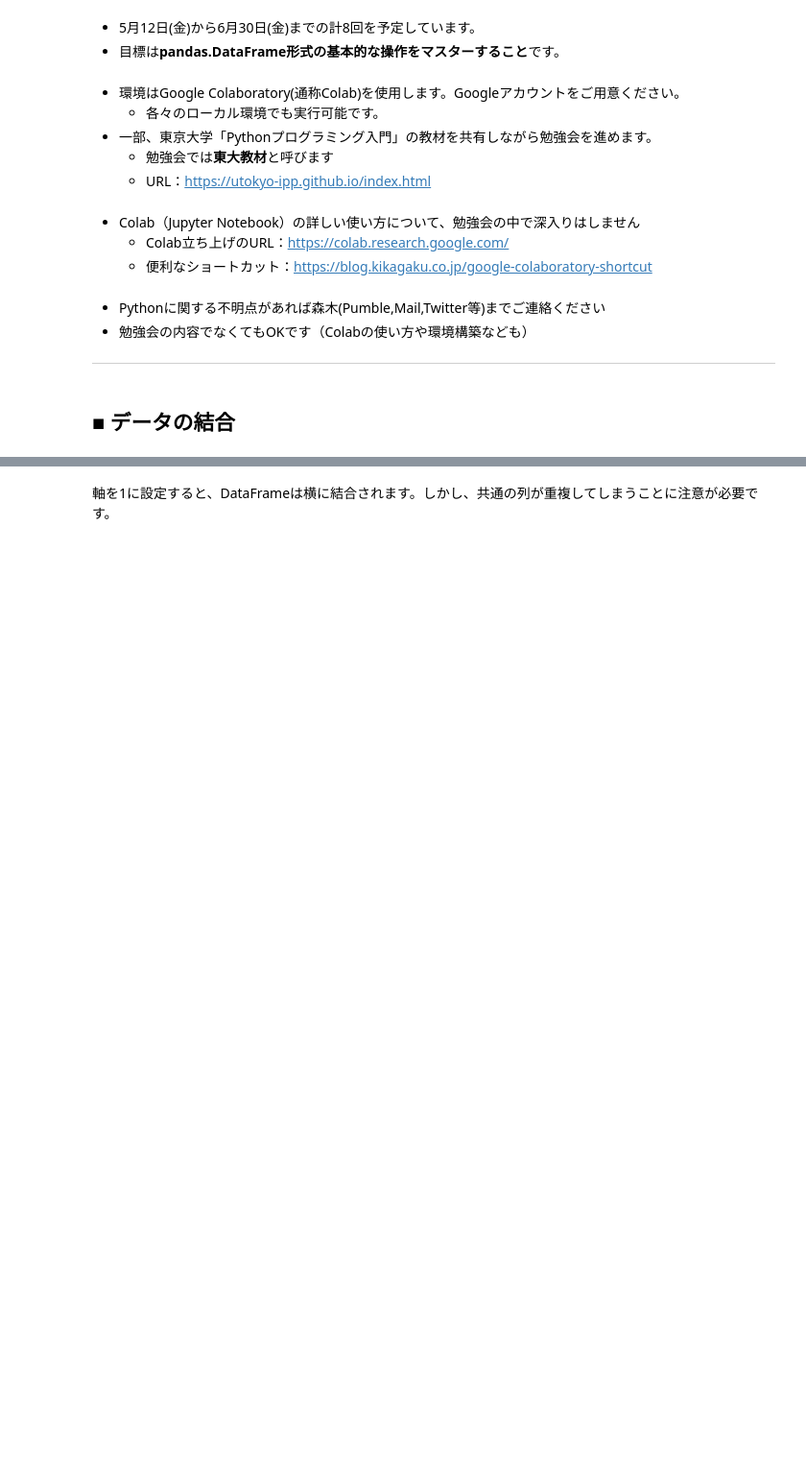
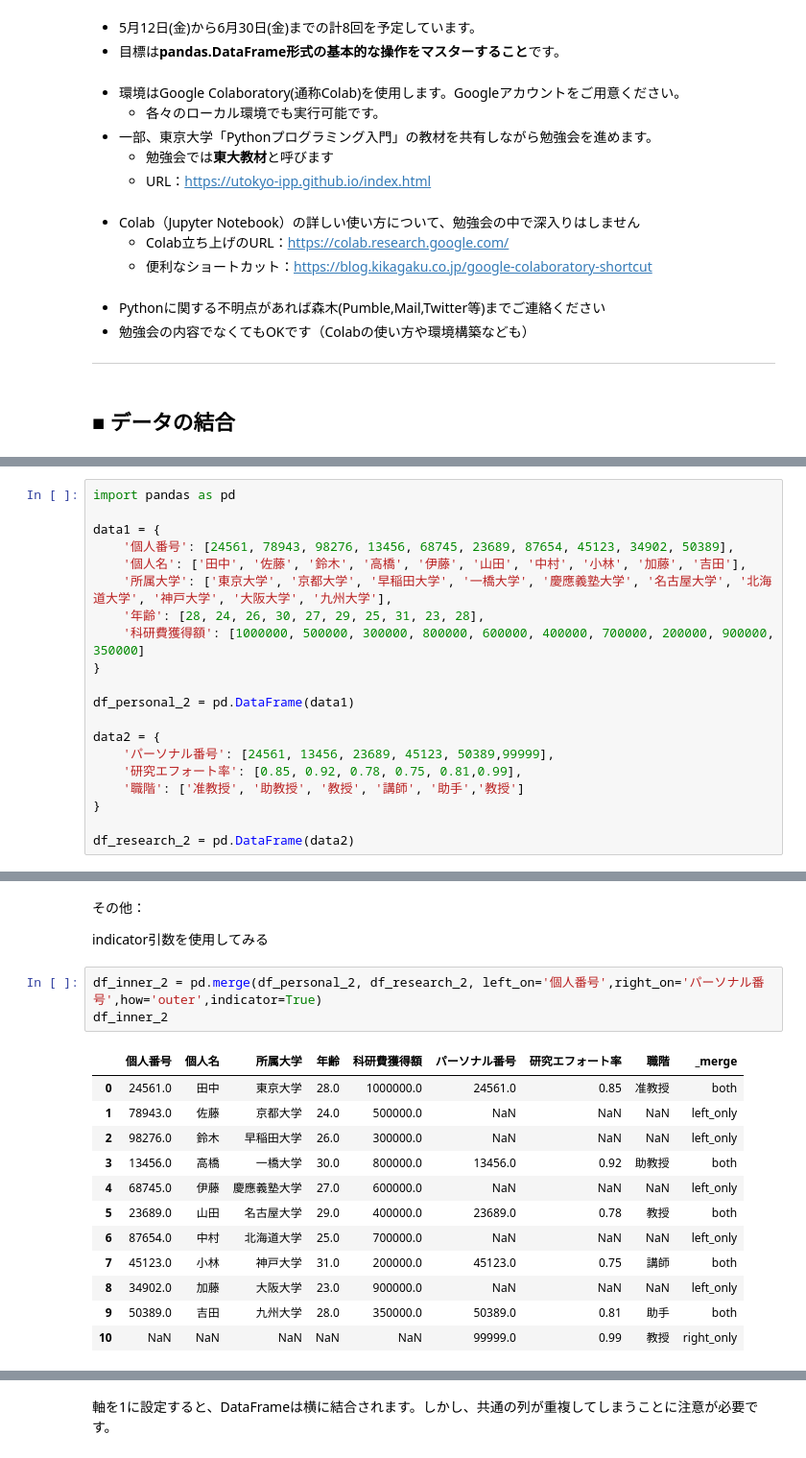
Before and after one commit to gmoriki/C4RA-Python-Tutorials, a Jupyter notebook: 0623/0623_Tutorial.ipynb, the cells around one changed output, grey strips where cells are left out. Shown at 96% size. Saved outputs shown, nothing was run; the diff lists cells and outputs as text; blank space fills up the shorter version.

```diff
--- a/0623/0623_Tutorial.ipynb
+++ b/0623/0623_Tutorial.ipynb
@@ -48,0 +171,20 @@ df2 = pd.DataFrame({
+# %%
+import pandas as pd
+
+data1 = {
+    '個人番号': [24561, 78943, 98276, 13456, 68745, 23689, 87654, 45123, 34902, 50389],
+    '個人名': ['田中', '佐藤', '鈴木', '高橋', '伊藤', '山田', '中村', '小林', '加藤', '吉田'],
+    '所属大学': ['東京大学', '京都大学', '早稲田大学', '一橋大学', '慶應義塾大学', '名古屋大学', '北海道大学', '神戸大学', '大阪大学', '九州大学'],
+    '年齢': [28, 24, 26, 30, 27, 29, 25, 31, 23, 28],
+    '科研費獲得額': [1000000, 500000, 300000, 800000, 600000, 400000, 700000, 200000, 900000, 350000]
+}
+
+df_personal_2 = pd.DataFrame(data1)
+
+data2 = {
+    'パーソナル番号': [24561, 13456, 23689, 45123, 50389,99999],
+    '研究エフォート率': [0.85, 0.92, 0.78, 0.75, 0.81,0.99],
+    '職階': ['准教授', '助教授', '教授', '講師', '助手','教授']
+}
+
+df_research_2 = pd.DataFrame(data2)
@@ -49,3 +207,23 @@ df2 = pd.DataFrame({
+# %% [markdown]
+その他：
+
+indicator引数を使用してみる
+# %%
+df_inner_2 = pd.merge(df_personal_2, df_research_2, left_on='個人番号',right_on='パーソナル番号',how='outer',indicator=True)
+df_inner_2
+# %% [output]
+|  | 個人番号 | 個人名 | 所属大学 | 年齢 | 科研費獲得額 | パーソナル番号 | 研究エフォート率 | 職階 | _merge |
+| 0 | 24561.0 | 田中 | 東京大学 | 28.0 | 1000000.0 | 24561.0 | 0.85 | 准教授 | both |
+| 1 | 78943.0 | 佐藤 | 京都大学 | 24.0 | 500000.0 | NaN | NaN | NaN | left_only |
+| 2 | 98276.0 | 鈴木 | 早稲田大学 | 26.0 | 300000.0 | NaN | NaN | NaN | left_only |
+| 3 | 13456.0 | 高橋 | 一橋大学 | 30.0 | 800000.0 | 13456.0 | 0.92 | 助教授 | both |
+| 4 | 68745.0 | 伊藤 | 慶應義塾大学 | 27.0 | 600000.0 | NaN | NaN | NaN | left_only |
+| 5 | 23689.0 | 山田 | 名古屋大学 | 29.0 | 400000.0 | 23689.0 | 0.78 | 教授 | both |
+| 6 | 87654.0 | 中村 | 北海道大学 | 25.0 | 700000.0 | NaN | NaN | NaN | left_only |
+| 7 | 45123.0 | 小林 | 神戸大学 | 31.0 | 200000.0 | 45123.0 | 0.75 | 講師 | both |
+| 8 | 34902.0 | 加藤 | 大阪大学 | 23.0 | 900000.0 | NaN | NaN | NaN | left_only |
+| 9 | 50389.0 | 吉田 | 九州大学 | 28.0 | 350000.0 | 50389.0 | 0.81 | 助手 | both |
+| 10 | NaN | NaN | NaN | NaN | NaN | 99999.0 | 0.99 | 教授 | right_only |
 # %% [markdown]
 #### 1. concat()
 `concat()` 関数は、DataFrameを特定の軸に沿って結合します。デフォルトでは、DataFrameは縦（軸=0）に結合されます。
```
Also changed, not shown: parts of 35 cells of this notebook, 2 other files.
